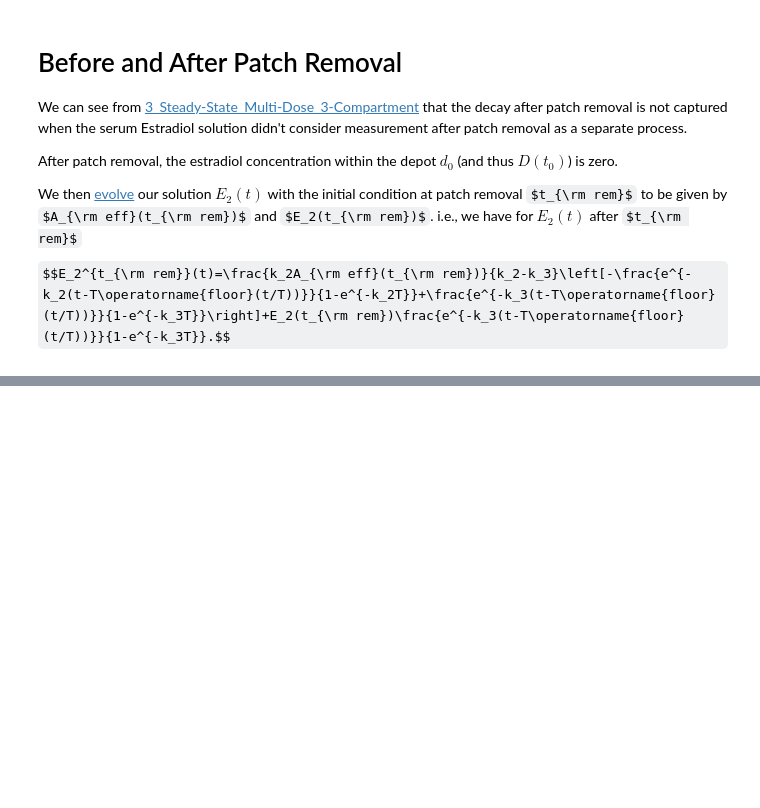
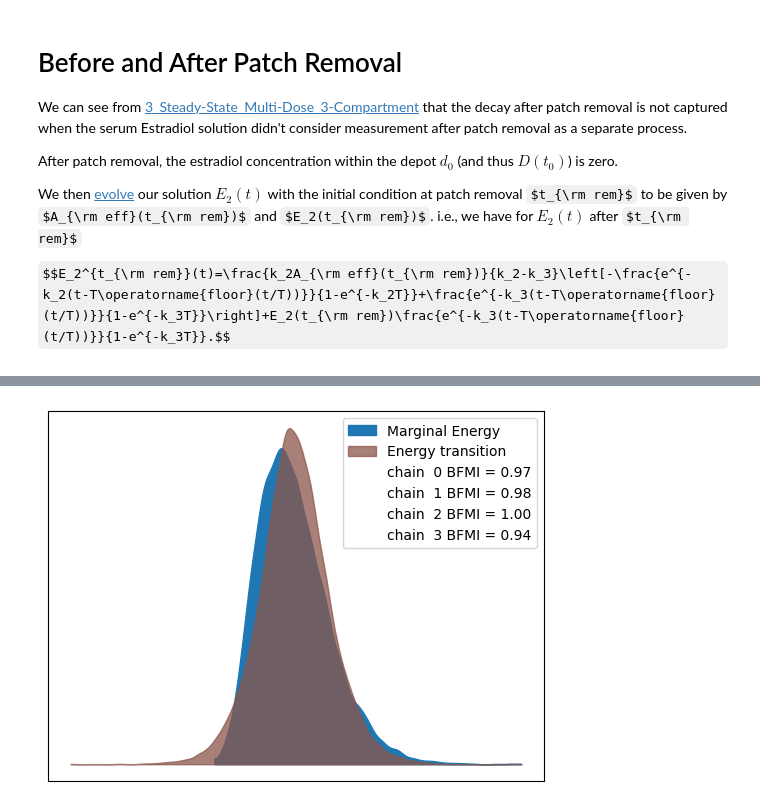
Before and after one commit to transturion/modeling, a Jupyter notebook: 4_Hierarchical_3-Compartment.ipynb, the cells around one changed output, grey strips where cells are left out. Drawn from its saved outputs; the diff is of its cells as text; code cells hidden in the pictures; some formulas as TeX source; blank space fills up the shorter version.

```diff
--- a/4_Hierarchical_3-Compartment.ipynb
+++ b/4_Hierarchical_3-Compartment.ipynb
@@ -60,0 +106,27 @@ emceeFit()
+# %%
+# https://github.com/obscode/FlyingCircus/blob/master/MoreNotebooks/ModelFitting/Pymc.ipynb
+# https://www.pymc.io/projects/examples/en/latest/introductory/api_quickstart.html#deterministic-transforms
+# LaTeX needs to be treated as raw string literal for az to work, https://lightrun.com/answers/arviz-devs-arviz-latex-label-compatibility-issues-while-using-bokeh-as-backend, https://stackoverflow.com/questions/2081640/what-exactly-do-u-and-r-string-prefixes-do-and-what-are-raw-string-literals
+
+Mylan100Model = pm.Model()
+
+with Mylan100Model:
+    # priors
+    d0 = pm.Gamma(r"$d(t_0)$", alpha=1, beta=100)    # https://homepage.divms.uiowa.edu/~mbognar/applets/gamma.html, based on https://discord.com/channels/438306949285806082/1201973466845151362/1201999987731599462
+    Aeff0 = pm.Gamma(r"$A_{\rm eff}(t_0)$", alpha=1, beta=100)
+    E20 = pm.Gamma(r"$E_2(t_0)$", alpha=1, beta=100)
+    k1 = pm.LogNormal(r"$k_1$", mu=1/(100/24), sigma=0.1)    # https://homepage.divms.uiowa.edu/~mbognar/applets/lognormal.html
+    k2 = k1 + pm.Gamma(r"$k_2$", alpha=1, beta=1)
+    k3 = pm.LogNormal(r"$k_3$", mu=1/37, sigma=0.1)    # https://homepage.divms.uiowa.edu/~mbognar/applets/lognormal.html
+
+    # likelihood, https://www.pymc.io/projects/docs/en/latest/learn/core_notebooks/GLM_linear.html
+    tInBefore = MylanTDP100[0:11,0]
+    yInBefore = MylanTDP100[0:11,1]
+
+    yHatBefore = pm.Deterministic(r"$\hat E_2$", E2Full(tInBefore[i], d0, Aeff0, E20, k1, k2, k3))
+
+    Likelihood = pm.Normal(r"$\hat Y_{\rm rem}$", mu = yHatBefore,
+                           observed = yInBefore, sigma=np.sqrt(yInBefore))
+# %%
+with Mylan100Model:
+    sampleMylan100 = pm.sample(5000, tune=1000)
@@ -60,0 +151,5 @@ emceeFit()
+# %%
+# https://www.pymc.io/projects/examples/en/latest/introductory/api_quickstart.html#deterministic-transforms
+az.plot_energy(sampleMylan100);
+# %% [output]
+[figure, added]
```
Also changed, not shown: parts of 10 cells of this notebook.
